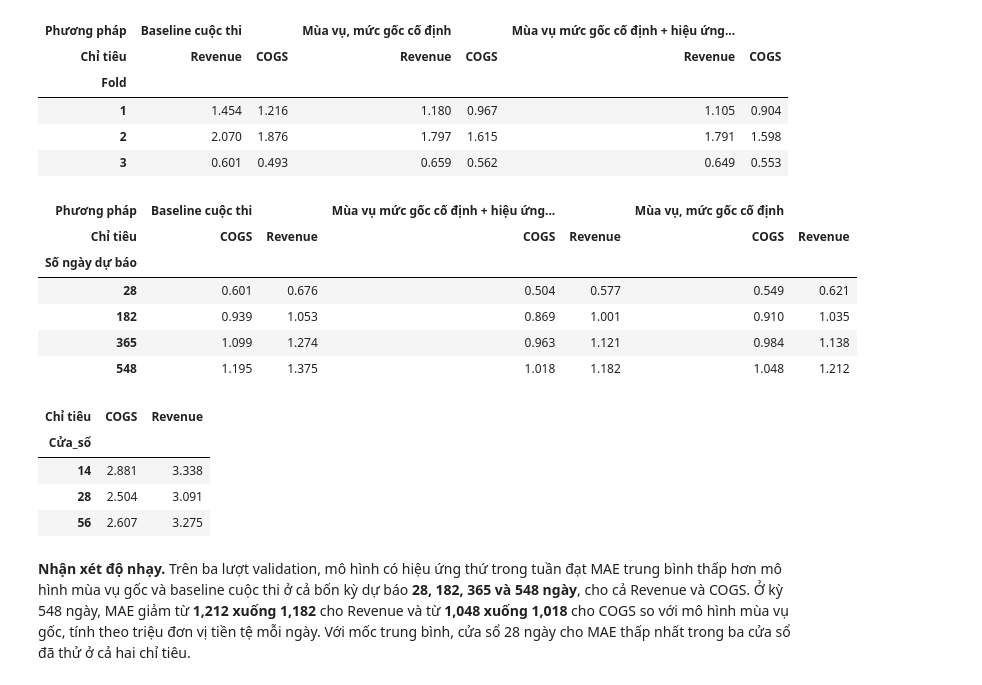
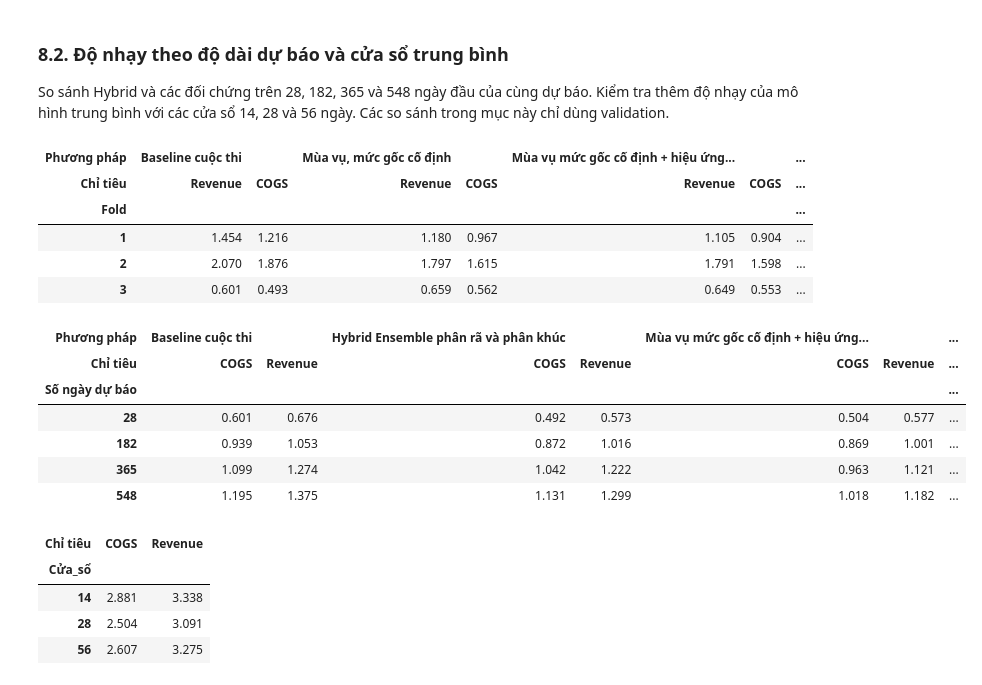
Before and after one commit to ngoctu1912/DA_Datathon2026, a Jupyter notebook: notebook/06_du_bao/04_do_nhay.ipynb, the cells around one changed output. Cells and saved outputs as stored; diff of their text form; code cells hidden in the pictures.

```diff
--- a/notebook/06_du_bao/04_do_nhay.ipynb
+++ b/notebook/06_du_bao/04_do_nhay.ipynb
@@ -74,8 +78,9 @@ fig, axes = plt.subplots(2, 1, figsize=(12, 6), sharex=True, layout="constrained
 for ax, target in zip(axes, targets):
     ax.plot(final_dates, test_actual[target] / to_millions, label="Thực tế",
             color="#64748B", alpha=0.7, linewidth=1.0)
-    ax.plot(final_dates, selected_test_forecast[target] / to_millions, label="Dự báo",
+    ax.plot(final_dates, weekday_test_forecast[target] / to_millions, label="Mùa vụ + hiệu ứng thứ",
             color="#176B87", linewidth=1.2)
+    ax.plot(final_dates, hybrid_test_forecast[target] / to_millions, label="Hybrid (mô hình chính)", color="#D97706", linewidth=1.2)
     ax.set_title(target, loc="left")
     ax.set_ylabel("Triệu đơn vị tiền tệ")
     ax.grid(axis="y", alpha=0.2)
@@ -92,11 +97,11 @@ daily_errors = {}
 for target in targets:
     errors = pd.DataFrame({
         "Thực tế": test_actual[target],
-        "Dự báo": selected_test_forecast[target],
+        "Dự báo": hybrid_test_forecast[target],
     })
     errors["Sai số có dấu"] = errors["Dự báo"] - errors["Thực tế"]
     errors["Sai số tuyệt đối"] = errors["Sai số có dấu"].abs()
     daily_errors[target] = errors
-    print(f"{target} — 5 ngày lệch nhiều nhất (triệu đơn vị tiền tệ)")
+    print(f"{target} — Hybrid: 5 ngày lệch nhiều nhất (triệu đơn vị tiền tệ)")
     display((errors.nlargest(5, "Sai số tuyệt đối") / to_millions).round(3))
 # %% [output]
@@ -125,0 +125,18 @@ Phép thử bổ sung thay cửa sổ của mốc trung bình thành 14, 28 và
+# %%
+error_rows=[]
+for method, forecast in [(weekday_name, weekday_test_forecast), (hybrid_name, hybrid_test_forecast)]:
+    for target in targets:
+        error=(forecast[target]-test_actual[target])/to_millions
+        for month,g in error.groupby(error.index.to_period('M')):
+            error_rows.append({'Tháng':str(month),'Phương pháp':method,'Chỉ tiêu':target,'Bias':g.mean(),'MAE':g.abs().mean(),'Số ngày':len(g)})
+monthly_errors=pd.DataFrame(error_rows)
+display(monthly_errors.pivot(index=['Tháng','Số ngày'],columns=['Chỉ tiêu','Phương pháp'],values='MAE').round(3))
+fig,axes=plt.subplots(2,1,figsize=(12,6),sharex=True,layout='constrained')
+for ax,target in zip(axes,targets):
+    for label,g in monthly_errors.loc[monthly_errors['Chỉ tiêu'].eq(target)].groupby('Phương pháp'):
+        ax.plot(pd.to_datetime(g['Tháng']),g['Bias'],marker='o',markersize=3,label=label)
+    ax.axhline(0,color='gray',linewidth=.8);ax.set_title(target);ax.set_ylabel('Bias (triệu)');ax.legend(frameon=False)
+with BytesIO() as buffer:
+    fig.savefig(buffer, format="png", dpi=150)
+    display(Image(data=buffer.getvalue(), width=950))
+plt.close(fig)
@@ -126,3 +164,6 @@ Phép thử bổ sung thay cửa sổ của mốc trung bình thành 14, 28 và
+# %% [markdown]
+### 8.2. Độ nhạy theo độ dài dự báo và cửa sổ trung bình
+So sánh Hybrid và các đối chứng trên 28, 182, 365 và 548 ngày đầu của cùng dự báo. Kiểm tra thêm độ nhạy của mô hình trung bình với các cửa sổ 14, 28 và 56 ngày. Các so sánh trong mục này chỉ dùng validation.
 # %%
 def evaluate(actual, forecast):
     pd.testing.assert_index_equal(actual.index, forecast.index)
@@ -163,57 +204,51 @@ for (fold_id, method), rows in validation.groupby(["Fold", "Method"], sort=False
 validation_scores = pd.concat(score_rows).reset_index().rename(columns={"Method": "Phương pháp"})
 
 
-weekday_name = "Mùa vụ mức gốc cố định + hiệu ứng thứ"
-comparison_methods = [contest_name, fixed_name, weekday_name]
-if not validation["Method"].eq(weekday_name).any():
-    raise ValueError(
-        "Chạy lại 02_mo_hinh.ipynb với mô hình có hiệu ứng thứ trong tuần "
-        "để cập nhật forecast_predictions.csv."
-    )
+comparison_methods = [contest_name, fixed_name, weekday_name, hybrid_name]
+if not set(comparison_methods).issubset(validation["Method"]):
+    raise ValueError("Chạy lại 02_mo_hinh.ipynb để tạo đủ dự báo Hybrid và các đối chứng.")
 by_fold = validation_scores.loc[validation_scores["Phương pháp"].isin(comparison_methods)]
 display(by_fold.pivot(index="Fold", columns=["Phương pháp", "Chỉ tiêu"], values="MAE").round(3))
 
 horizon_rows = []
 for length in (28, 182, 365, 548):
     for fold_id, actual in validation_actual.items():
         for name in comparison_methods:
             forecast = validation_predictions[fold_id, name]
             score = evaluate(actual.iloc[:length], forecast.iloc[:length])
             horizon_rows.append(score.assign(Số_ngày=length, Phương_pháp=name))
 horizon_scores = pd.concat(horizon_rows).reset_index()
 display(
     horizon_scores.pivot_table(index="Số_ngày", columns=["Phương_pháp", "Chỉ tiêu"], values="MAE")
     .rename_axis(index="Số ngày dự báo", columns=["Phương pháp", "Chỉ tiêu"])
     .round(3)
 )
 
 window_rows = []
 for width in (14, 28, 56):
     for fold_id, train_end in train_ends.items():
         train = observed.loc[:train_end, targets]
         actual = validation_actual[fold_id]
         score = evaluate(actual, repeat_level(train.tail(width).mean(), actual.index))
         window_rows.append(score.assign(Cửa_sổ=width, Fold=fold_id))
 window_scores = pd.concat(window_rows).reset_index()
 display(window_scores.pivot_table(index="Cửa_sổ", columns="Chỉ tiêu", values="MAE").round(3))
 # %% [output]
-| Phương pháp | Baseline cuộc thi |  | Mùa vụ, mức gốc cố định |  | Mùa vụ mức gốc cố định + hiệu ứng... |  |
-| Chỉ tiêu | Revenue | COGS | Revenue | COGS | Revenue | COGS |
-| Fold |  |  |  |  |  |  |
-| 1 | 1.454 | 1.216 | 1.180 | 0.967 | 1.105 | 0.904 |
-| 2 | 2.070 | 1.876 | 1.797 | 1.615 | 1.791 | 1.598 |
-| 3 | 0.601 | 0.493 | 0.659 | 0.562 | 0.649 | 0.553 |
+| Phương pháp | Baseline cuộc thi |  | Mùa vụ, mức gốc cố định |  | Mùa vụ mức gốc cố định + hiệu ứng... |  | ... |
+| Chỉ tiêu | Revenue | COGS | Revenue | COGS | Revenue | COGS | ... |
+| Fold |  |  |  |  |  |  | ... |
+| 1 | 1.454 | 1.216 | 1.180 | 0.967 | 1.105 | 0.904 | ... |
+| 2 | 2.070 | 1.876 | 1.797 | 1.615 | 1.791 | 1.598 | ... |
+| 3 | 0.601 | 0.493 | 0.659 | 0.562 | 0.649 | 0.553 | ... |
-| Phương pháp | Baseline cuộc thi |  | Mùa vụ mức gốc cố định + hiệu ứng... |  | Mùa vụ, mức gốc cố định |  |
-| Chỉ tiêu | COGS | Revenue | COGS | Revenue | COGS | Revenue |
-| Số ngày dự báo |  |  |  |  |  |  |
-| 28 | 0.601 | 0.676 | 0.504 | 0.577 | 0.549 | 0.621 |
-| 182 | 0.939 | 1.053 | 0.869 | 1.001 | 0.910 | 1.035 |
-| 365 | 1.099 | 1.274 | 0.963 | 1.121 | 0.984 | 1.138 |
-| 548 | 1.195 | 1.375 | 1.018 | 1.182 | 1.048 | 1.212 |
+| Phương pháp | Baseline cuộc thi |  | Hybrid Ensemble phân rã và phân khúc |  | Mùa vụ mức gốc cố định + hiệu ứng... |  | ... |
+| Chỉ tiêu | COGS | Revenue | COGS | Revenue | COGS | Revenue | ... |
+| Số ngày dự báo |  |  |  |  |  |  | ... |
+| 28 | 0.601 | 0.676 | 0.492 | 0.573 | 0.504 | 0.577 | ... |
+| 182 | 0.939 | 1.053 | 0.872 | 1.016 | 0.869 | 1.001 | ... |
+| 365 | 1.099 | 1.274 | 1.042 | 1.222 | 0.963 | 1.121 | ... |
+| 548 | 1.195 | 1.375 | 1.131 | 1.299 | 1.018 | 1.182 | ... |
 | Chỉ tiêu | COGS | Revenue |
 | Cửa_sổ |  |  |
 | 14 | 2.881 | 3.338 |
 | 28 | 2.504 | 3.091 |
 | 56 | 2.607 | 3.275 |
-# %% [markdown]
-**Nhận xét độ nhạy.** Trên ba lượt validation, mô hình có hiệu ứng thứ trong tuần đạt MAE trung bình thấp hơn mô hình mùa vụ gốc và baseline cuộc thi ở cả bốn kỳ dự báo **28, 182, 365 và 548 ngày**, cho cả Revenue và COGS. Ở kỳ 548 ngày, MAE giảm từ **1,212 xuống 1,182** cho Revenue và từ **1,048 xuống 1,018** cho COGS so với mô hình mùa vụ gốc, tính theo triệu đơn vị tiền tệ mỗi ngày. Với mốc trung bình, cửa sổ 28 ngày cho MAE thấp nhất trong ba cửa sổ đã thử ở cả hai chỉ tiêu.
```
Also changed, not shown: parts of 27 cells of this notebook, 5 other files.
